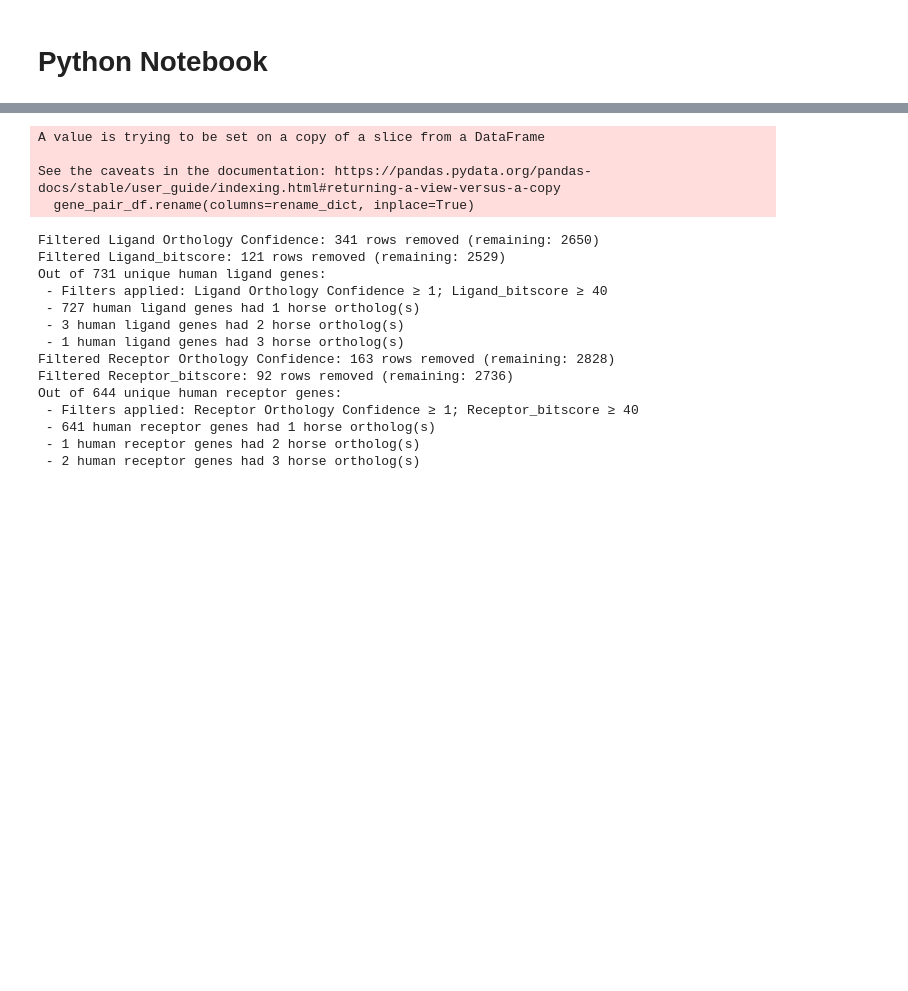
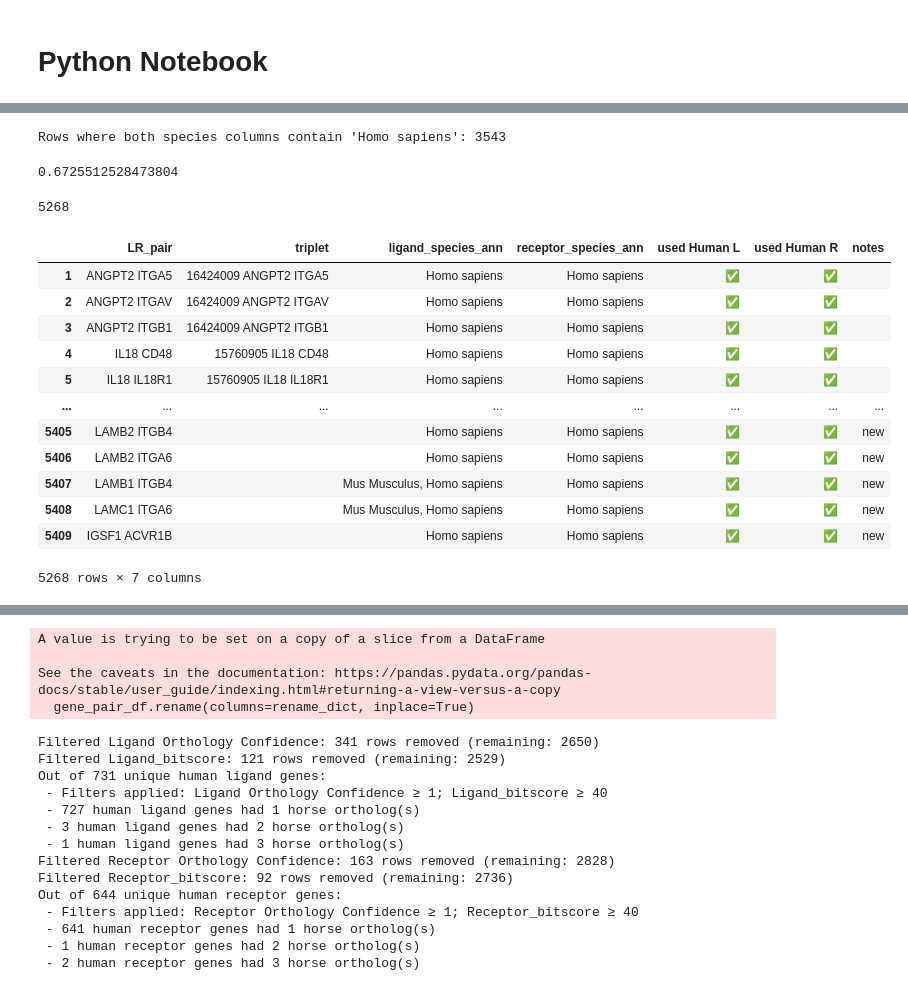
Before and after one commit to bioinfo-YCU/ConnectomeDB, a Jupyter notebook: Python_test.ipynb, the cells around one changed output, grey strips where cells are left out. Drawn from its saved outputs; the diff is of its cells as text; code cells hidden in the pictures; blank space fills up the shorter version.

```diff
--- a/Python_test.ipynb
+++ b/Python_test.ipynb
@@ -10,0 +104,33 @@ sys.path.append(os.path.abspath("src"))
+# %%
+homo_sapiens_in_both = triplicate[
+    triplicate['ligand_species_ann'].str.contains('Homo sapiens', case=False, na=False) &
+    triplicate['receptor_species_ann'].str.contains('Homo sapiens', case=False, na=False)
+]
+
+print("Rows where both species columns contain 'Homo sapiens':", homo_sapiens_in_both.shape[0])
+# %% [output]
+Rows where both species columns contain 'Homo sapiens': 3543
+# %%
+homo_sapiens_in_both.shape[0]/len(triplicate)
+# %% [output]
+0.6725512528473804
+# %%
+len(triplicate)
+# %% [output]
+5268
+# %%
+triplicate
+# %% [output]
+|  | LR_pair | triplet | ligand_species_ann | receptor_species_ann | used Human L | used Human R | notes |
+| 1 | ANGPT2 ITGA5 | 16424009 ANGPT2 ITGA5 | Homo sapiens | Homo sapiens | ✅ | ✅ |  |
+| 2 | ANGPT2 ITGAV | 16424009 ANGPT2 ITGAV | Homo sapiens | Homo sapiens | ✅ | ✅ |  |
+| 3 | ANGPT2 ITGB1 | 16424009 ANGPT2 ITGB1 | Homo sapiens | Homo sapiens | ✅ | ✅ |  |
+| 4 | IL18 CD48 | 15760905 IL18 CD48 | Homo sapiens | Homo sapiens | ✅ | ✅ |  |
+| 5 | IL18 IL18R1 | 15760905 IL18 IL18R1 | Homo sapiens | Homo sapiens | ✅ | ✅ |  |
+| ... | ... | ... | ... | ... | ... | ... | ... |
+| 5405 | LAMB2 ITGB4 |  | Homo sapiens | Homo sapiens | ✅ | ✅ | new |
+| 5406 | LAMB2 ITGA6 |  | Homo sapiens | Homo sapiens | ✅ | ✅ | new |
+| 5407 | LAMB1 ITGB4 |  | Mus Musculus, Homo sapiens | Homo sapiens | ✅ | ✅ | new |
+| 5408 | LAMC1 ITGA6 |  | Mus Musculus, Homo sapiens | Homo sapiens | ✅ | ✅ | new |
+| 5409 | IGSF1 ACVR1B |  | Homo sapiens | Homo sapiens | ✅ | ✅ | new |
+5268 rows × 7 columns
```
Also changed, not shown: parts of 14 cells of this notebook, 10 other files.
